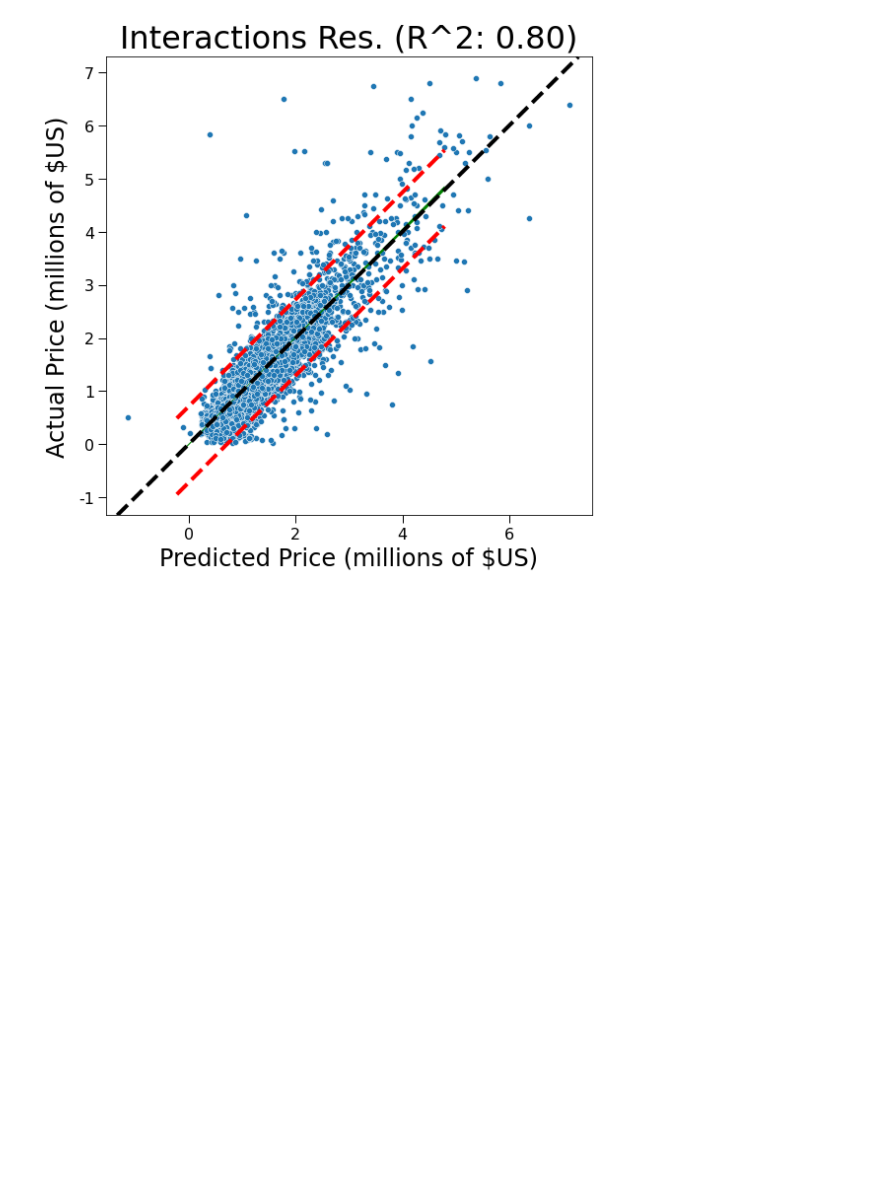
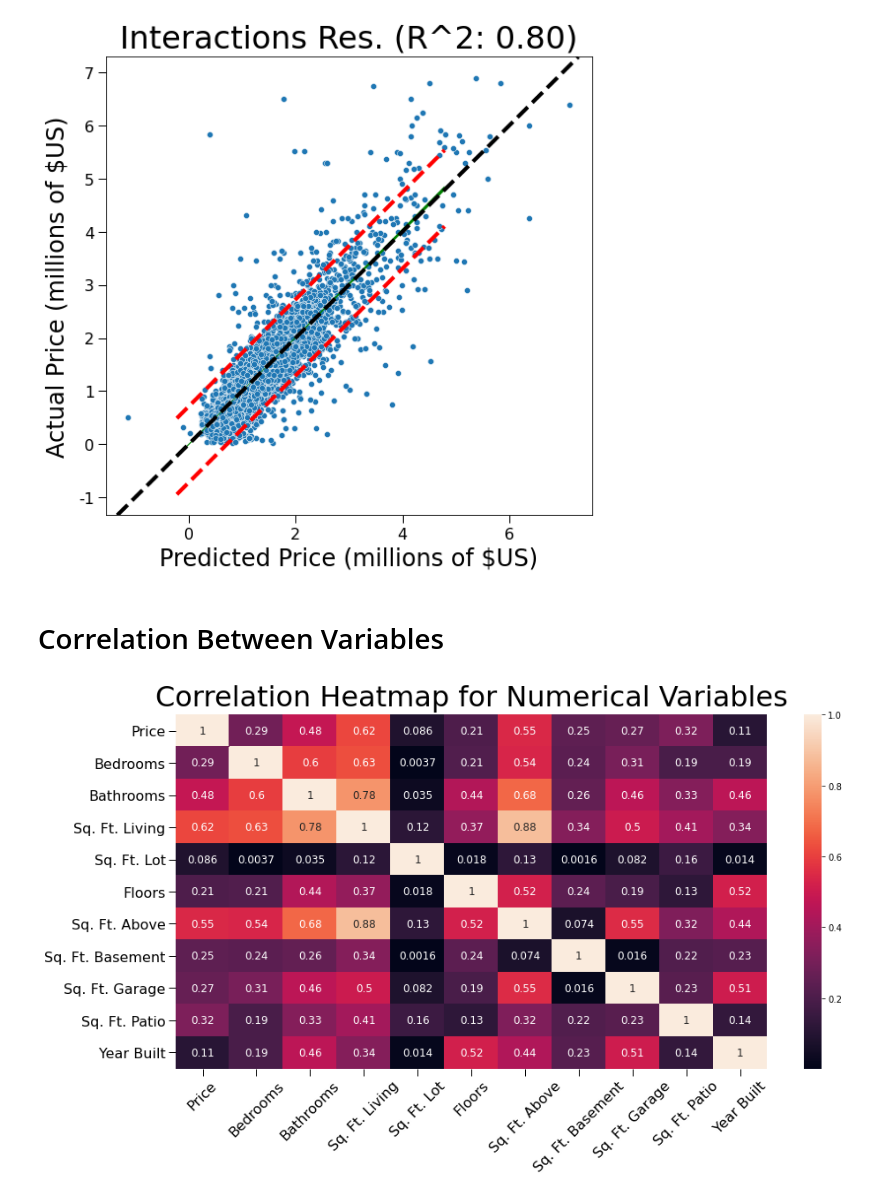
Before and after one commit to JoshuaGottlieb/King-County-Analysis, a Jupyter notebook: notebooks/Visualizations.ipynb, the cells around one changed output. Saved outputs shown, nothing was run; the diff lists cells and outputs as text; code cells hidden in the pictures; blank space fills up the shorter version.

Commit message:
Created additional visualizations for README.md

```diff
--- a/notebooks/Visualizations.ipynb
+++ b/notebooks/Visualizations.ipynb
@@ -354,3 +356,40 @@ plt.tight_layout()
 plt.savefig('../images/prim_disc_inter_residuals.png')
 # %% [output]
 [figure]
+# %% [markdown]
+# Correlation Between Variables
+# %%
+# Correlation Heatmap
+# Select particular numerical categories to check correlations on
+numerical_categories = ['price', 'bedrooms', 'bathrooms', 'sqft_living', 'sqft_lot',
+                        'floors', 'sqft_above', 'sqft_basement', 'sqft_garage', 'sqft_patio','yr_built']
+
+# Define nicer looking tick labels
+tick_labels = ['Price', 'Bedrooms', 'Bathrooms', 'Sq. Ft. Living', 'Sq. Ft. Lot', 'Floors',
+               'Sq. Ft. Above', 'Sq. Ft. Basement', 'Sq. Ft. Garage', 'Sq. Ft. Patio', 'Year Built']
+
+# Declare fig, ax objects
+fig, ax = plt.subplots(figsize = (14, 8))
+
+# Create seaborn heatmap
+sns.heatmap(all_data[numerical_categories].corr().abs(), annot = True, annot_kws = {'size' : 12}, ax = ax);
+
+# Configure tick labels and ticks
+ax.set_xticklabels(tick_labels)
+ax.set_yticklabels(tick_labels)
+plt.xticks(rotation = 45)
+configure_ticklabels_and_params(ax)
+
+# Configure axis labels and title
+configure_axislabels_and_title(ax,
+                               None,
+                               None,
+                               'Correlation Heatmap for Numerical Variables')
+
+# Set tight layout
+plt.tight_layout()
+
+# Save image
+plt.savefig('../images/correlation_heatmap.png')
+# %% [output]
+[figure, added]
```
Also changed, not shown: parts of 10 cells of this notebook, 6 other files.
